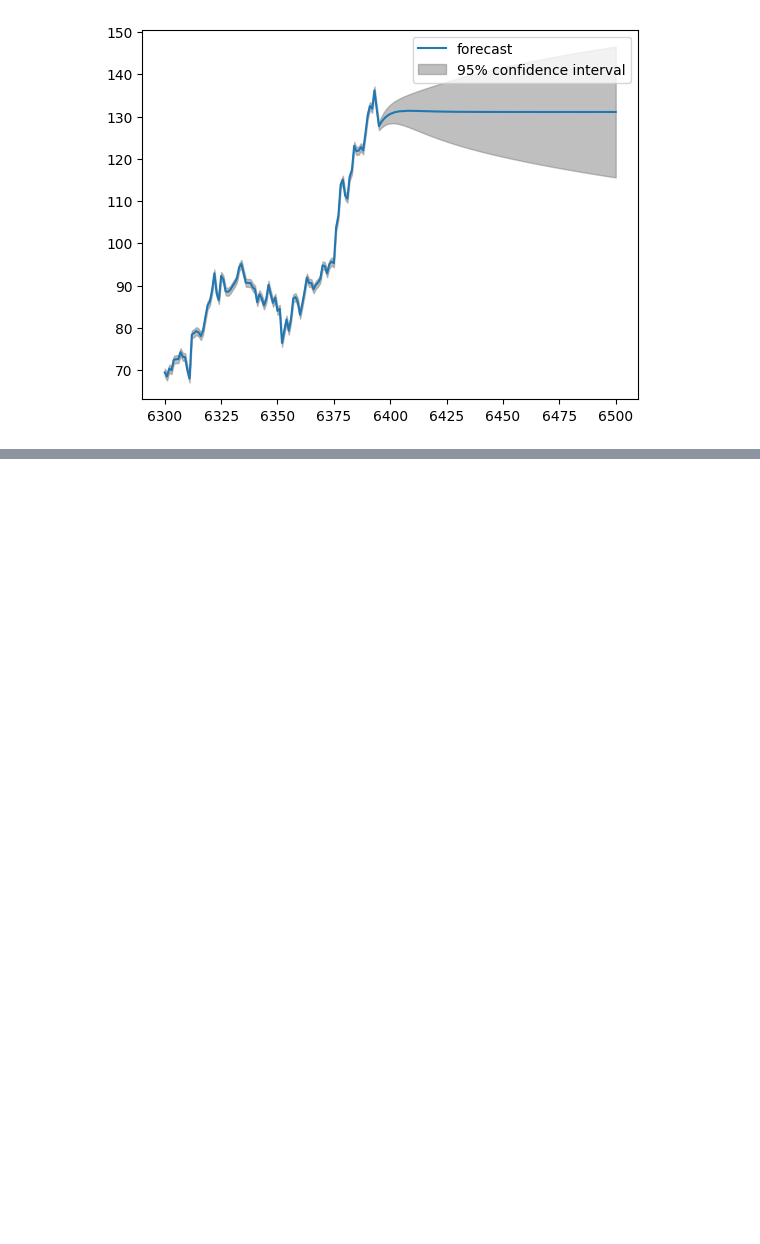
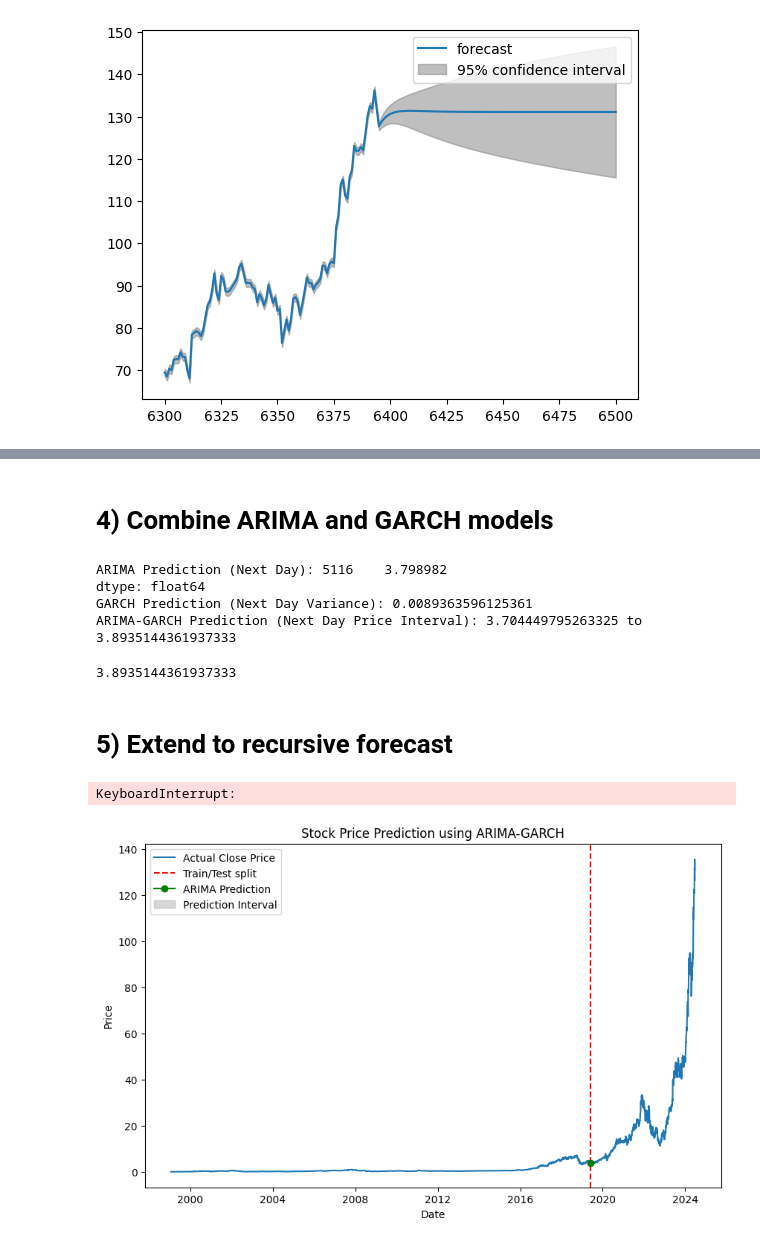
Before and after one commit to stoyhris/MoonVIDIA, a Jupyter notebook: arima-garch.ipynb, the cells around one changed output, grey strips where cells are left out. Drawn from its saved outputs; the diff is of its cells as text; code cells hidden in the pictures; blank space fills up the shorter version.

```diff
--- a/arima-garch.ipynb
+++ b/arima-garch.ipynb
@@ -227,0 +315,6 @@ plot_predict(mdl_arima_fit,
+# %%
+model_arima = ARIMA(train['Close'], order=(5,1,0))
+model_arima_fit = model_arima.fit()
+
+arima_pred = model_arima_fit.forecast(steps=1)
+residuals = model_arima_fit.resid
@@ -227,0 +352,64 @@ plot_predict(mdl_arima_fit,
+# %% [markdown]
+# 4) Combine ARIMA and GARCH models
+# %%
+arima_garch_upper = arima_pred + np.sqrt(garch_pred_var)
+arima_garch_lower = arima_pred - np.sqrt(garch_pred_var)
+
+print("ARIMA Prediction (Next Day):", arima_pred)
+print("GARCH Prediction (Next Day Variance):", garch_pred_var)
+print("ARIMA-GARCH Prediction (Next Day Price Interval):", arima_garch_lower.iloc[0], "to", arima_garch_upper.iloc[0])
+# %% [output]
+ARIMA Prediction (Next Day): 5116    3.798982
+dtype: float64
+GARCH Prediction (Next Day Variance): 0.0089363596125361
+ARIMA-GARCH Prediction (Next Day Price Interval): 3.704449795263325 to 3.8935144361937333
+# %%
+arima_garch_lower.iloc[0]
+arima_garch_upper.iloc[0]
+# %% [output]
+3.8935144361937333
+# %% [markdown]
+# 5) Extend to recursive forecast
+# %%
+predictions = []
+lower_bounds = []
+upper_bounds = []
+
+history = train['Close'].copy()
+for t in range(len(test)):
+    model_arima = ARIMA(history, order=(3,1,3))
+    model_arima_fit = model_arima.fit()
+
+    arima_pred = model_arima_fit.forecast(steps=1).iloc[0]
+
+    residuals = model_arima_fit.resid
+
+    model_garch = arch_model(residuals, vol='Garch', p=1, q=1)
+    model_garch_fit = model_garch.fit(disp='off')
+
+    garch_pred = model_garch_fit.forecast(horizon=1)
+    garch_pred_var = garch_pred.variance.iloc[-1,0]
+    garch_pred_std = np.sqrt(garch_pred_var)
+
+    next_day_pred_upper = arima_pred + garch_pred_std
+    next_day_pred_lower = arima_pred - garch_pred_std
+
+    predictions.append(arima_pred)
+    lower_bounds.append(next_day_pred_upper)
+    upper_bounds.append(next_day_pred_lower)
+    history = pd.concat([history, pd.Series(test['Close'].iloc[t], index=[test.index[t]])])
+# %% [output]
+KeyboardInterrupt:
+# %%
+plt.figure(figsize=(10, 6))
+plt.plot(df['Close'], label='Actual Close Price')
+plt.axvline(df.index[train_size], color='r', linestyle='--', label='Train/Test split')
+plt.plot(pd.Series(arima_pred.iloc[0], index=[df.index[train_size]]), color='g', marker='o', label='ARIMA Prediction')
+plt.fill_between([df.index[train_size]], arima_garch_lower.iloc[0], arima_garch_upper.iloc[0], color='gray', alpha=0.3, label='Prediction Interval')
+plt.legend()
+plt.title('Stock Price Prediction using ARIMA-GARCH')
+plt.xlabel('Date')
+plt.ylabel('Price')
+plt.show()
+# %% [output]
+[figure, added]
```
Also changed, not shown: parts of 12 cells of this notebook.
